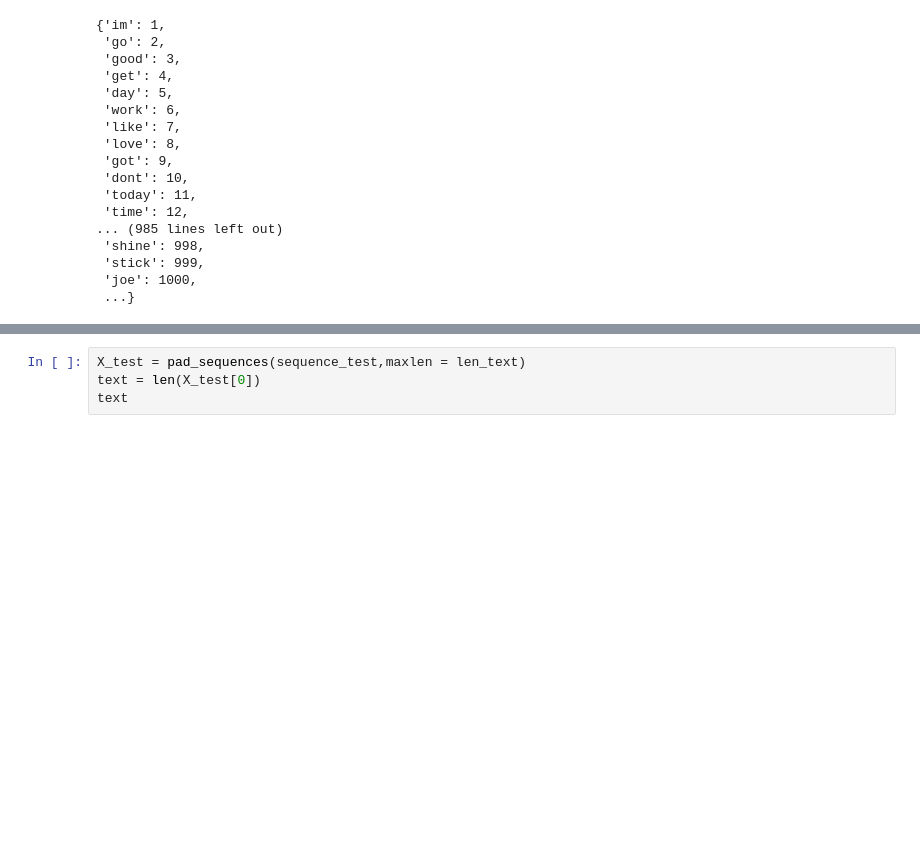
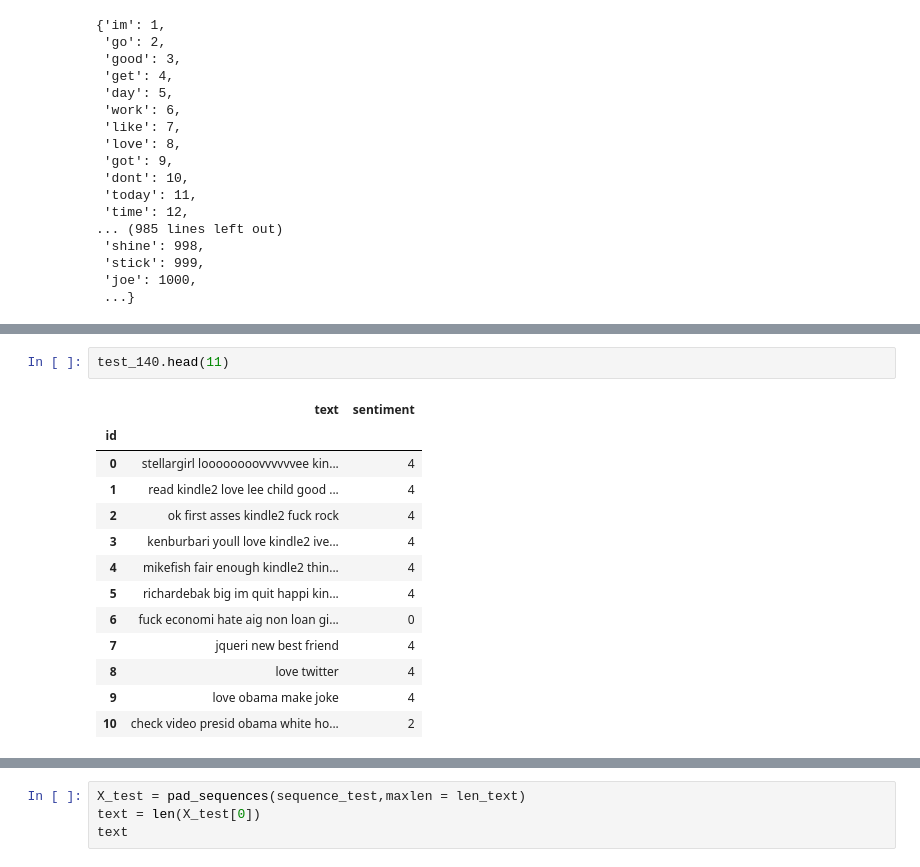
Before and after one commit to KsNikko27/project, a Jupyter notebook: ProjectDipl.ipynb, the cells around one changed output, grey strips where cells are left out. Saved outputs shown, nothing was run; the diff lists cells and outputs as text; blank space fills up the shorter version.

```diff
--- a/ProjectDipl.ipynb
+++ b/ProjectDipl.ipynb
@@ -235,0 +389,16 @@ len_text
+# %%
+test_140.head(11)
+# %% [output]
+|  | text | sentiment |
+| id |  |  |
+| 0 | stellargirl loooooooovvvvvvee kin... | 4 |
+| 1 | read kindle2 love lee child good ... | 4 |
+| 2 | ok first asses kindle2 fuck rock | 4 |
+| 3 | kenburbari youll love kindle2 ive... | 4 |
+| 4 | mikefish fair enough kindle2 thin... | 4 |
+| 5 | richardebak big im quit happi kin... | 4 |
+| 6 | fuck economi hate aig non loan gi... | 0 |
+| 7 | jqueri new best friend | 4 |
+| 8 | love twitter | 4 |
+| 9 | love obama make joke | 4 |
+| 10 | check video presid obama white ho... | 2 |
```
Also changed, not shown: parts of 82 cells of this notebook.
